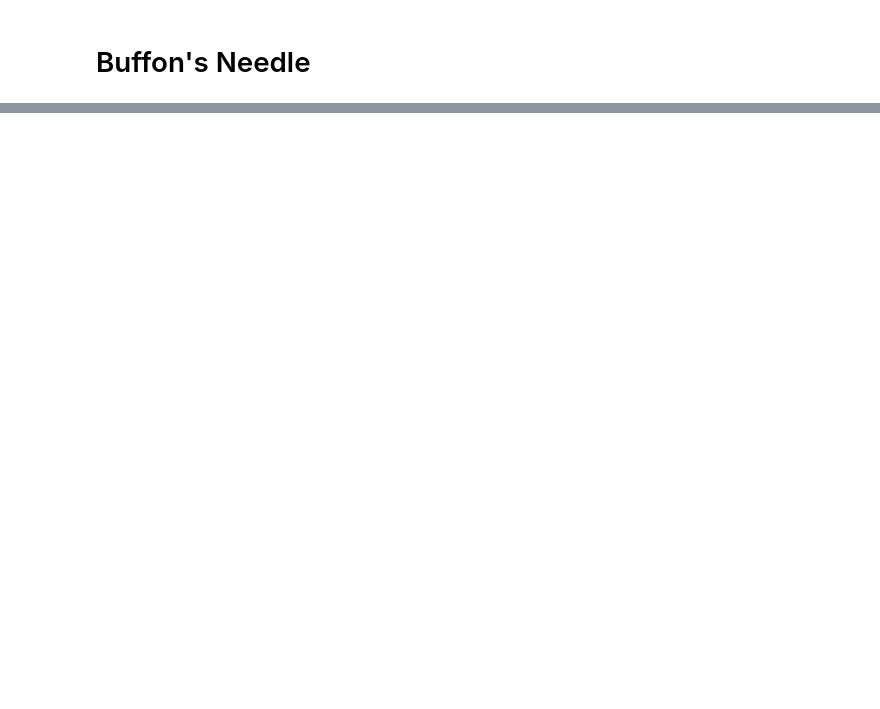
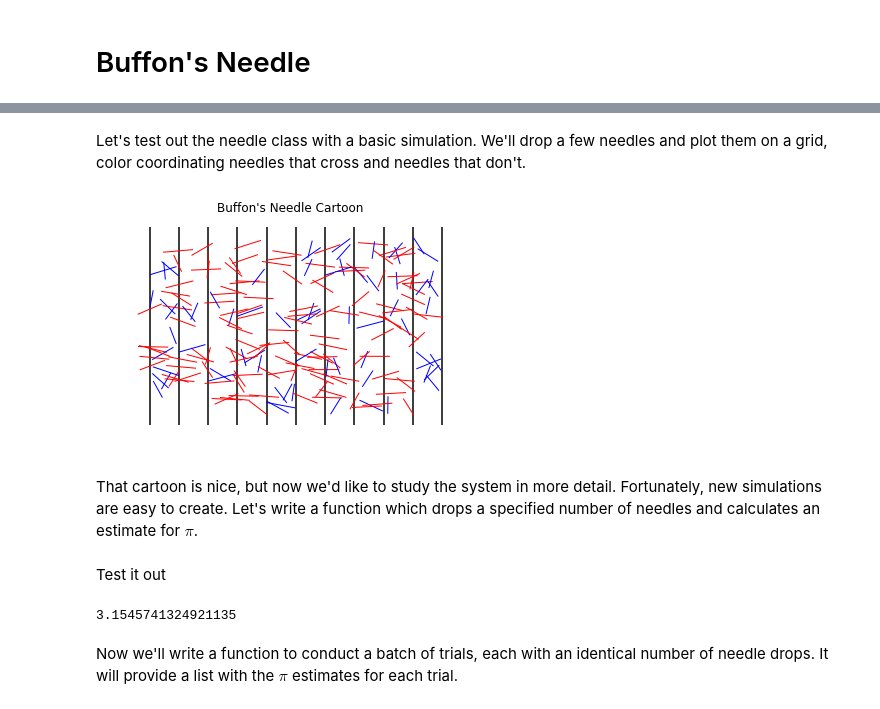
Before and after one commit to LambertOSU/buffon, a Jupyter notebook: buffons_notebook.ipynb, the cells around one changed output, grey strips where cells are left out. Saved outputs shown, nothing was run; the diff lists cells and outputs as text; code cells hidden in the pictures; blank space fills up the shorter version.

```diff
--- a/buffons_notebook.ipynb
+++ b/buffons_notebook.ipynb
@@ -291,0 +62,27 @@ Trial  50  complete
+# %% [markdown]
+Let's test out the needle class with a basic simulation.  We'll drop a few needles and plot them on a grid, color coordinating needles that cross and needles that don't.
+# %%
+for i in range(200):
+
+    # Instantiate needle
+    n = needle()
+
+    # Get the endpoints
+    pts = n.endpoints()
+
+    # Check for crossing and color code plot
+    if n.crosscheck():
+        plt.plot(pts[0],pts[1], c='red', linewidth = 1)
+    else:
+        plt.plot(pts[0],pts[1], c='blue', linewidth = 1)
+
+# Format plot
+xgrid = range(11)
+plt.vlines(xgrid,-1,11)
+plt.axis('off')
+plt.title('Buffon\'s Needle Cartoon')
+plt.show()
+# %% [output]
+[figure, added]
+# %% [markdown]
+That cartoon is nice, but now we'd like to study the system in more detail.  Fortunately, new simulations are easy to create.  Let's write a function which drops a specified number of needles and calculates an estimate for $\pi$.
@@ -291,0 +108,8 @@ Trial  50  complete
+# %% [markdown]
+Test it out
+# %%
+trial(1000)
+# %% [output]
+3.1545741324921135
+# %% [markdown]
+Now we'll write a function to conduct a batch of trials, each with an identical number of needle drops.  It will provide a list with the $\pi$ estimates for each trial.
```
Also changed, not shown: parts of 43 cells of this notebook.
